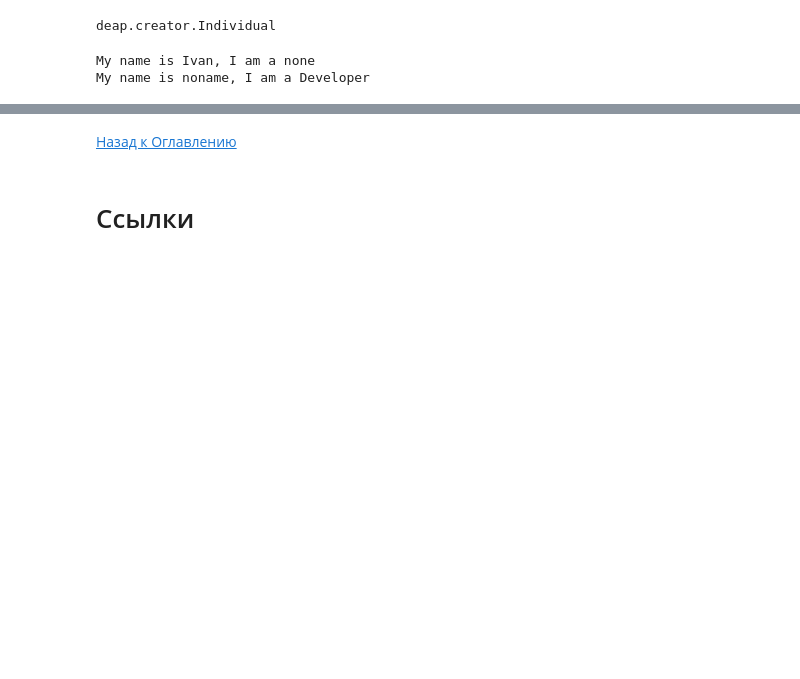
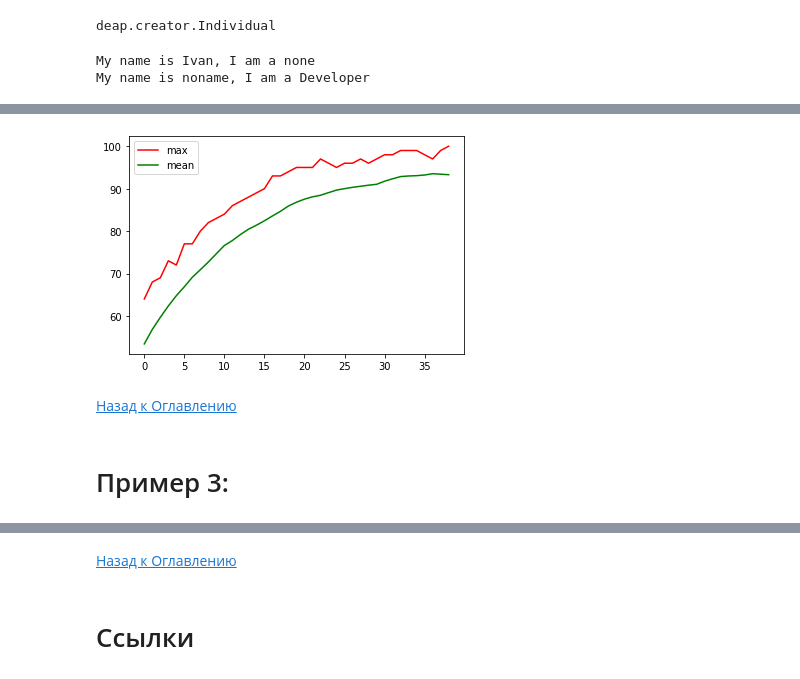
Before and after one commit to yurichernyshov/Data-Science-Course, a Jupyter notebook: lessons/Genetic algorythms.ipynb, the cells around one changed output, grey strips where cells are left out. Saved outputs shown, nothing was run; the diff lists cells and outputs as text; code cells hidden in the pictures; blank space fills up the shorter version.

```diff
--- a/lessons/Genetic algorythms.ipynb
+++ b/lessons/Genetic algorythms.ipynb
@@ -113,0 +256,12 @@ toolbox.register("evaluate", calcFitnessValue)
+# %%
+ONE_MAX_LENGTH = 100
+POPULATION_SIZE = 200
+P_CROSSOVER = 0.9
+P_MUTATION = 0.9
+EPOCHS = 50
+
+RANDOM_SEED = 42
+random.seed(RANDOM_SEED)
+# %%
+toolbox = base.Toolbox()
+toolbox.register("fZeroOrOne", random.randint, 0, 1)
@@ -113,0 +335,11 @@ toolbox.register("evaluate", calcFitnessValue)
+# %%
+plt.plot(maxFitnessValues, c='r', label='max')
+plt.plot(meanFitnessValues, c='g', label='mean')
+plt.legend()
+plt.show()
+# %% [output]
+[figure, added]
+# %% [markdown]
+<a href='#toc'>Назад к Оглавлению</a>
+# %% [markdown]
+# Пример 3: <a name='example3'></a>
```
Also changed, not shown: parts of 67 cells of this notebook, 2 other files.
